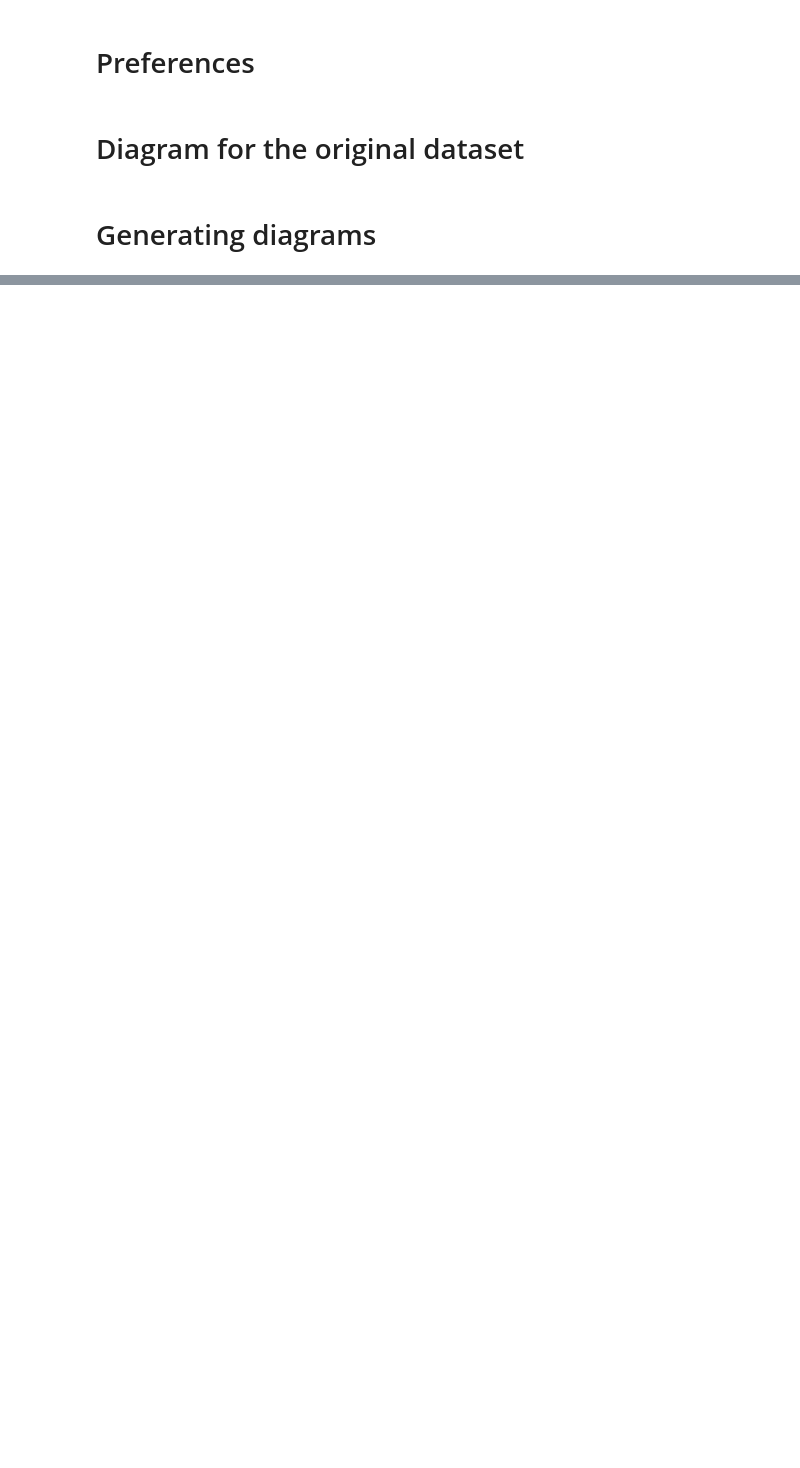
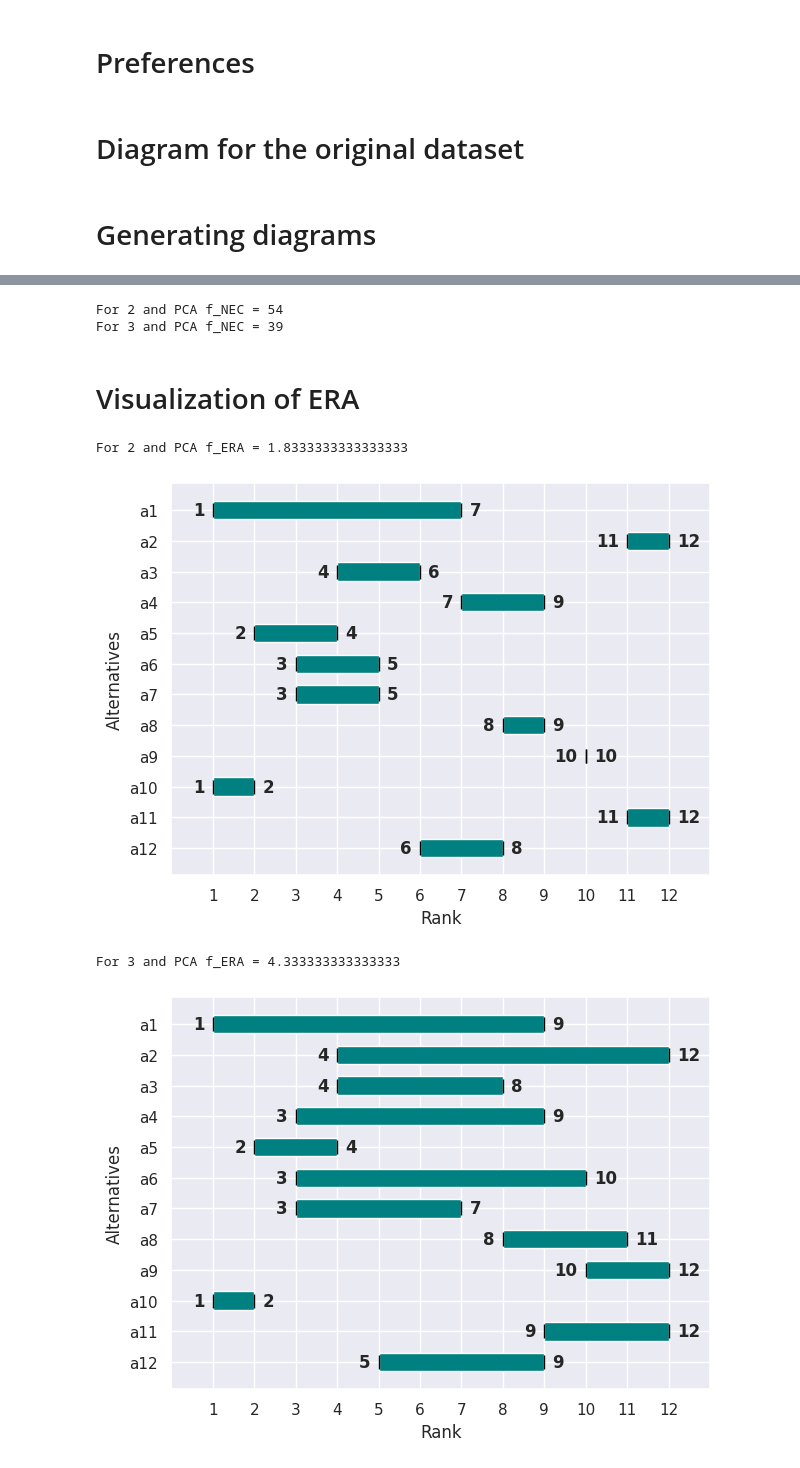
Before and after one commit to anras5/ordinal-regression-reduced, a Jupyter notebook: src/notebooks/case-study.ipynb, the cells around one changed output, grey strips where cells are left out. Saved outputs shown, nothing was run; the diff lists cells and outputs as text; code cells hidden in the pictures; blank space fills up the shorter version.

```diff
--- a/src/notebooks/case-study.ipynb
+++ b/src/notebooks/case-study.ipynb
@@ -292,7 +308,7 @@ for preference in [l[0] for l in preferences.values()]:
             dot.graph_attr.update(dpi="300")
             dot.render(
                 filename=method_name,
-                directory=f"../data/insulating-materials/output/preferences_{number_of_preference}/diagrams/dim_{n}",
+                directory=f"../data/insulating-materials/output-dataset/preferences_{number_of_preference}/diagrams/dim_{n}",
                 format="png",
                 cleanup=True,
             )
@@ -298,0 +317,75 @@ for preference in [l[0] for l in preferences.values()]:
+# %%
+for n in [2, 3]:
+    # Calculations
+    pca = get_methods(n)["PCA"]
+    transformed_data = pca.fit_transform(dataset.data)
+    df_m = (
+        pd.DataFrame(transformed_data, index=dataset.data.index, columns=range(n))
+        .map(lambda x: f"{x:.4f}")
+        .astype(np.float64)
+    )
+    criteria = [Criterion(name, points=2) for name in df_m.columns]
+    df_utagms = calculate_uta_gms(df_m, preferences[6][0], criteria)
+    np.fill_diagonal(df_utagms.values, 0)
+    print(f"For {n} and PCA f_NEC = {df_utagms.sum().sum()}")
+# %% [output]
+For 2 and PCA f_NEC = 54
+For 3 and PCA f_NEC = 39
+# %% [markdown]
+# Visualization of ERA
+# %%
+for n in [2, 3]:
+
+    # Calculations
+    pca = get_methods(n)["PCA"]
+    transformed_data = pca.fit_transform(dataset.data)
+    df_m = (
+        pd.DataFrame(transformed_data, index=dataset.data.index, columns=range(n))
+        .map(lambda x: f"{x:.4f}")
+        .astype(np.float64)
+    )
+    criteria = [Criterion(name, points=2) for name in df_m.columns]
+    df_extreme = calculate_extreme_ranking(df_m, preferences[6][0], criteria)
+    df_extreme = df_extreme.reset_index(names=["label"])
+    df_extreme["range_length"] = df_extreme["worst"] - df_extreme["best"]
+    df_extreme.sort_index(ascending=False, inplace=True)
+    print(f"For {n} and PCA f_ERA = {(df_extreme["worst"] - df_extreme["best"]).mean()}")
+
+    # Plotting
+    plt.barh(
+        y=np.arange(len(df_extreme['label'])),
+        width=df_extreme['range_length'],
+        left=df_extreme['best'],
+        height=0.6,
+        color="teal"
+    )
+
+    # Markers for start and end points
+    for i, (_, row) in enumerate(df_extreme.iterrows()):
+        plt.plot(row['best'], i, '|', color='black', markersize=10)
+        plt.plot(row['worst'], i, '|', color='black', markersize=10)
+    # Text for start and end points
+    for i, (_, row) in enumerate(df_extreme.iterrows()):
+        plt.text(row['best'] - 0.2, i, str(row['best']), va='center', ha='right', fontweight='bold')
+        plt.text(row['worst'] + 0.2, i, str(row['worst']), va='center', ha='left', fontweight='bold')
+
+    # Configuring the axes
+    plt.yticks(
+        np.arange(len(df_extreme['label'])),
+        df_extreme["label"]
+    )
+    plt.xlim(0, len(df_extreme)+1)
+    plt.xticks(range(1, len(df_extreme)+1))
+    plt.xlabel('Rank')
+    plt.ylabel('Alternatives')
+
+    plt.tight_layout()
+    path = Path("../data/insulating-materials/output-dataset/preferences_6/plots/era")
+    path.mkdir(exist_ok=True)
+    plt.savefig(path / f"{n}dim_PCA")
+    plt.show()
+# %% [output]
+For 2 and PCA f_ERA = 1.8333333333333333
+[figure, added]
+For 3 and PCA f_ERA = 4.333333333333333
+[figure, added]
```
Also changed, not shown: parts of 36 cells of this notebook.
